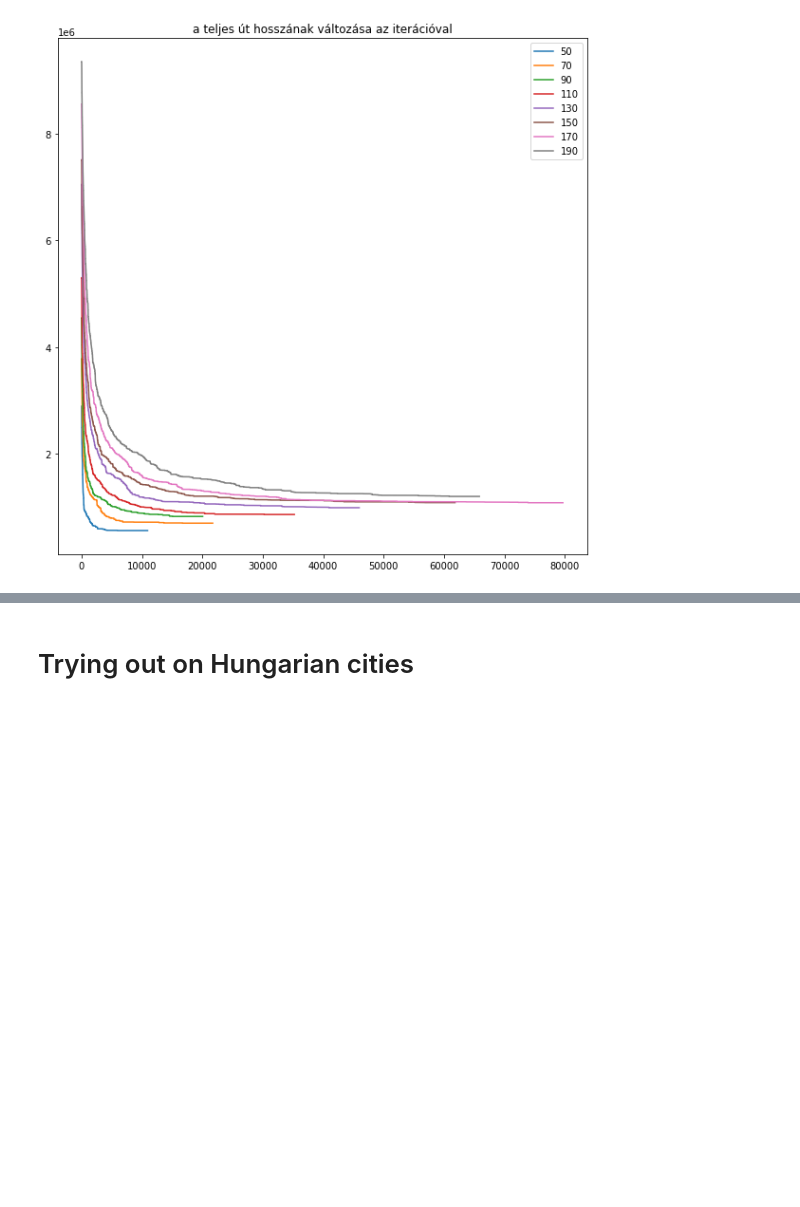
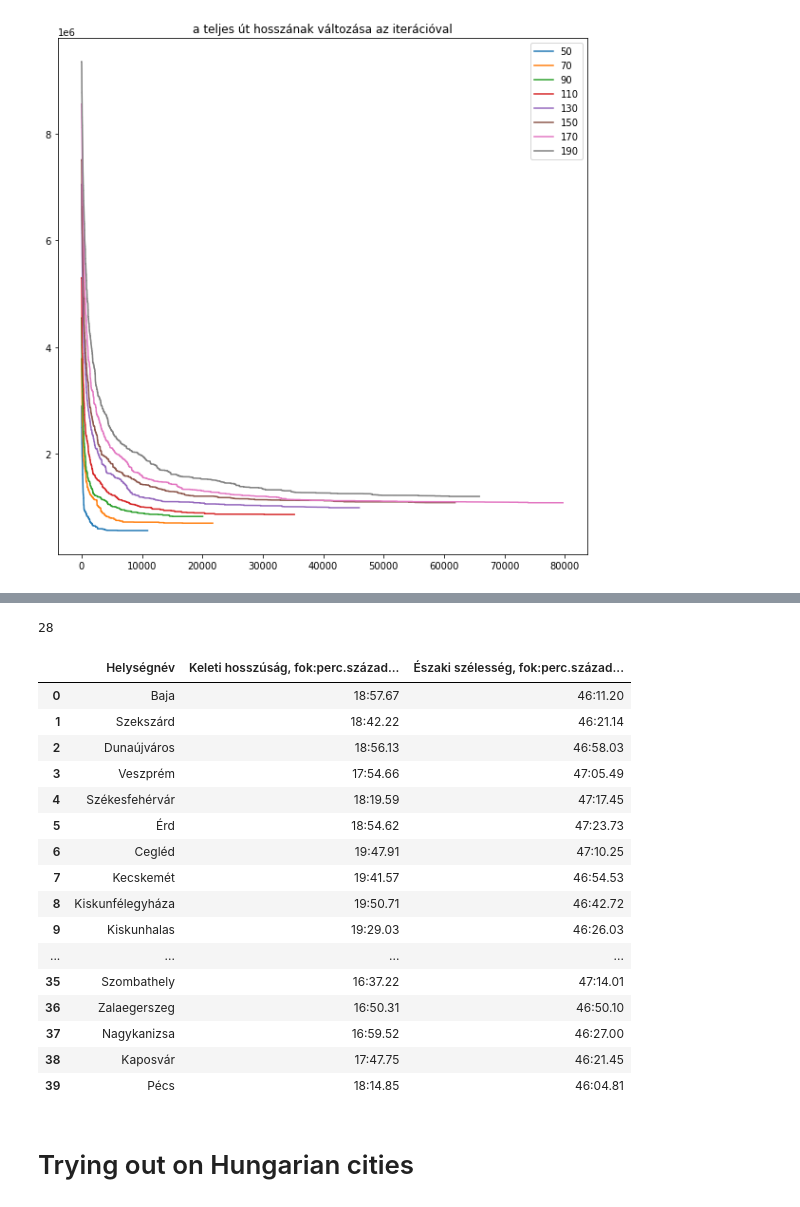
Before and after one commit to csabi0312/GlobOpt2, a Jupyter notebook: GlobOpt2.ipynb, the cells around one changed output, grey strips where cells are left out. Drawn from its saved outputs; the diff is of its cells as text; code cells hidden in the pictures; blank space fills up the shorter version.

```diff
--- a/GlobOpt2.ipynb
+++ b/GlobOpt2.ipynb
@@ -136,0 +202,4 @@ plt.show()
+# %%
+sort_cit.index('Budapest')
+# %% [output]
+28
@@ -137,3 +208,29 @@ plt.show()
+# %%
+data_kor.query('Helységnév in @sort_cit',inplace=True)
+new_index=[]
+for i in data_kor['Helységnév']:
+  new_index.append(sort_cit.index(i))
+data_kor.index=new_index
+data_kor.sort_index(inplace=True)
+data_kor
+# %% [output]
+|  | Helységnév | Keleti hosszúság, fok:perc.század... | Északi szélesség, fok:perc.század... |
+| 0 | Baja | 18:57.67 | 46:11.20 |
+| 1 | Szekszárd | 18:42.22 | 46:21.14 |
+| 2 | Dunaújváros | 18:56.13 | 46:58.03 |
+| 3 | Veszprém | 17:54.66 | 47:05.49 |
+| 4 | Székesfehérvár | 18:19.59 | 47:17.45 |
+| 5 | Érd | 18:54.62 | 47:23.73 |
+| 6 | Cegléd | 19:47.91 | 47:10.25 |
+| 7 | Kecskemét | 19:41.57 | 46:54.53 |
+| 8 | Kiskunfélegyháza | 19:50.71 | 46:42.72 |
+| 9 | Kiskunhalas | 19:29.03 | 46:26.03 |
+| ... | ... | ... | ... |
+| 35 | Szombathely | 16:37.22 | 47:14.01 |
+| 36 | Zalaegerszeg | 16:50.31 | 46:50.10 |
+| 37 | Nagykanizsa | 16:59.52 | 46:27.00 |
+| 38 | Kaposvár | 17:47.75 | 46:21.45 |
+| 39 | Pécs | 18:14.85 | 46:04.81 |
 # %% [markdown]
 # Trying out on Hungarian cities
 # %%
```
Also changed, not shown: parts of 7 cells of this notebook.
